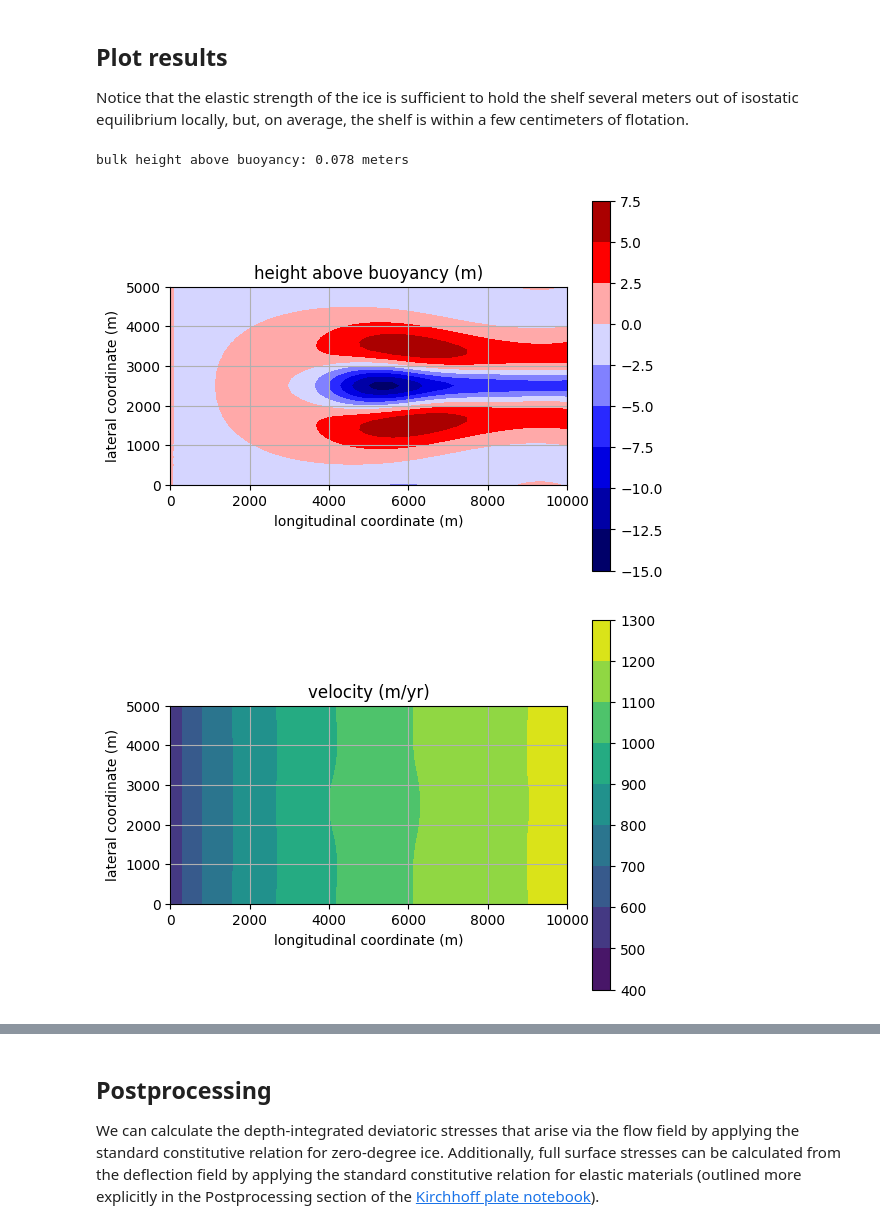
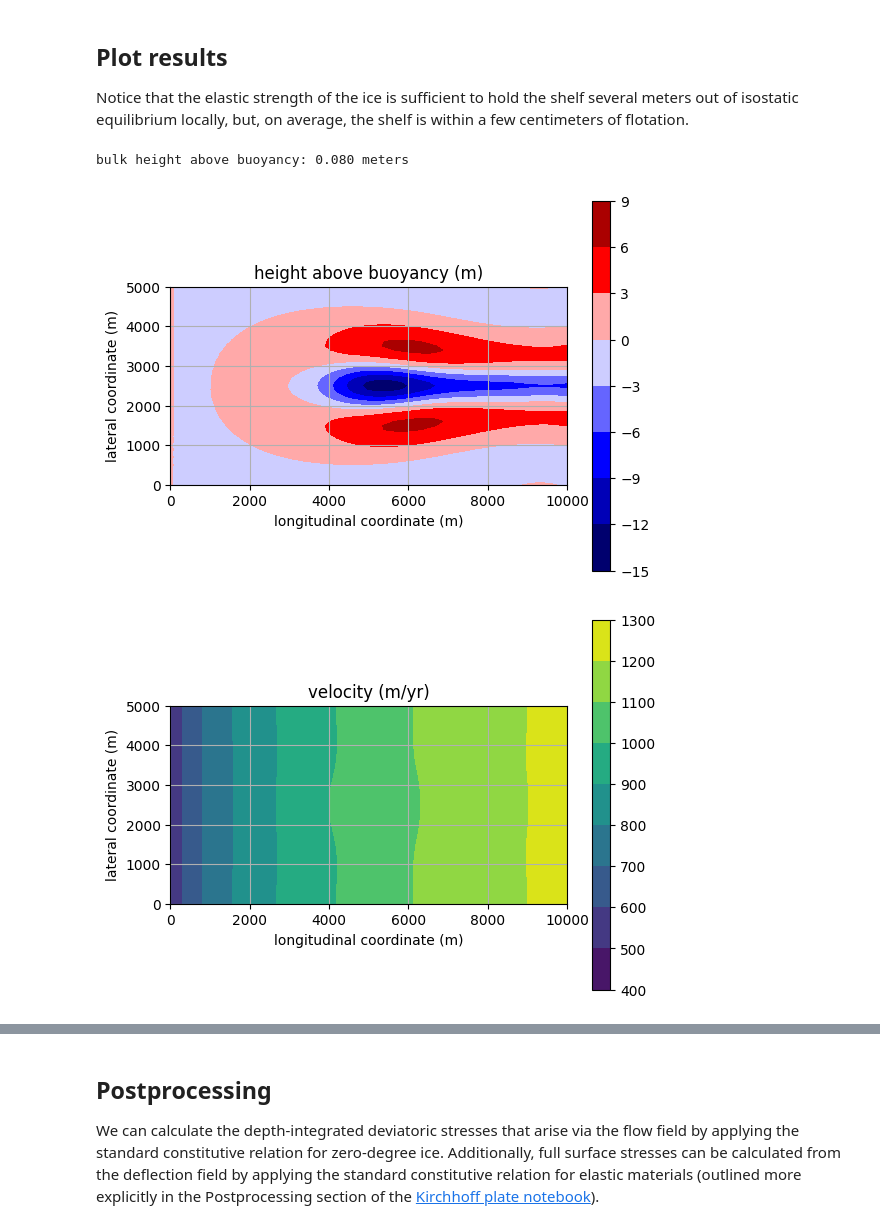
Before and after one commit to chrismiele/weird_flex, a Jupyter notebook: 3_coupled_flow_flexure_elastic.ipynb, the cells around one changed output, grey strips where cells are left out. Saved outputs shown, nothing was run; the diff lists cells and outputs as text; code cells hidden in the pictures.

```diff
--- a/3_coupled_flow_flexure_elastic.ipynb
+++ b/3_coupled_flow_flexure_elastic.ipynb
@@ -240,7 +240,7 @@ for step in tqdm.trange(num_timesteps):
                     -ρ_i*g*h_ab) #else: f acts downward via gravity
 
     #additionally force flexure with the velocity field, as in Eq. 57e
-    f += H_*inner(σ, ddη) #Eq. 57e
+    #f += H_*inner(σ, ddη) #Eq. 57e
 
     L = (λ_1*(H_**3)/12*inner(ddη, ddw))*dx + λ_2*(H_**3)/12*Δη*Δw*dx - f*w*dx #the flexure equation
     L += 0.5*α**2*(η*w)*ds(1) #constrain η = 0 on the upstream boundary 1 via the penalty method
@@ -301,29 +301,39 @@ Notice that the elastic strength of the ice is sufficient to hold the shelf seve
 # %%
 h_ab = project(h_ab, Q2) #local height above buoyancy
 mean_hab = np.mean(h_ab.vector().get_local()) #calculate the bulk height above buoyancy across the entire shelf
 print('bulk height above buoyancy: {:.3f} meters'.format(mean_hab))
 
 fig, ax = plt.subplots()
 ax.set_aspect('equal')
 plt.title('height above buoyancy (m)')
 norm = colors.TwoSlopeNorm(vcenter = 0)
 elev_plot = tricontourf(h_ab, axes=ax, norm = norm, cmap = 'seismic')
 plt.colorbar(elev_plot)
 plt.xlabel('longitudinal coordinate (m)')
 plt.ylabel('lateral coordinate (m)')
 plt.grid()
 plt.show()
 
 fig, ax = plt.subplots()
 ax.set_aspect('equal')
 plt.title('velocity (m/yr)')
 vel_plot = tricontourf(u, axes=ax)
 plt.colorbar(vel_plot)
 plt.xlabel('longitudinal coordinate (m)')
 plt.ylabel('lateral coordinate (m)')
 plt.grid()
 plt.show()
+
+fig, ax = plt.subplots()
+ax.set_aspect('equal')
+plt.title('deflection (m)')
+def_plot = tricontourf(project(η, Q1), axes=ax)
+plt.colorbar(def_plot)
+plt.xlabel('longitudinal coordinate (m)')
+plt.ylabel('lateral coordinate (m)')
+plt.grid()
+plt.show()
 # %% [output]
-bulk height above buoyancy: 0.078 meters
+bulk height above buoyancy: 0.080 meters
-[figure, old version]
+[figure, new version]
 [figure]
```
Also changed, not shown: parts of 2 cells of this notebook.
